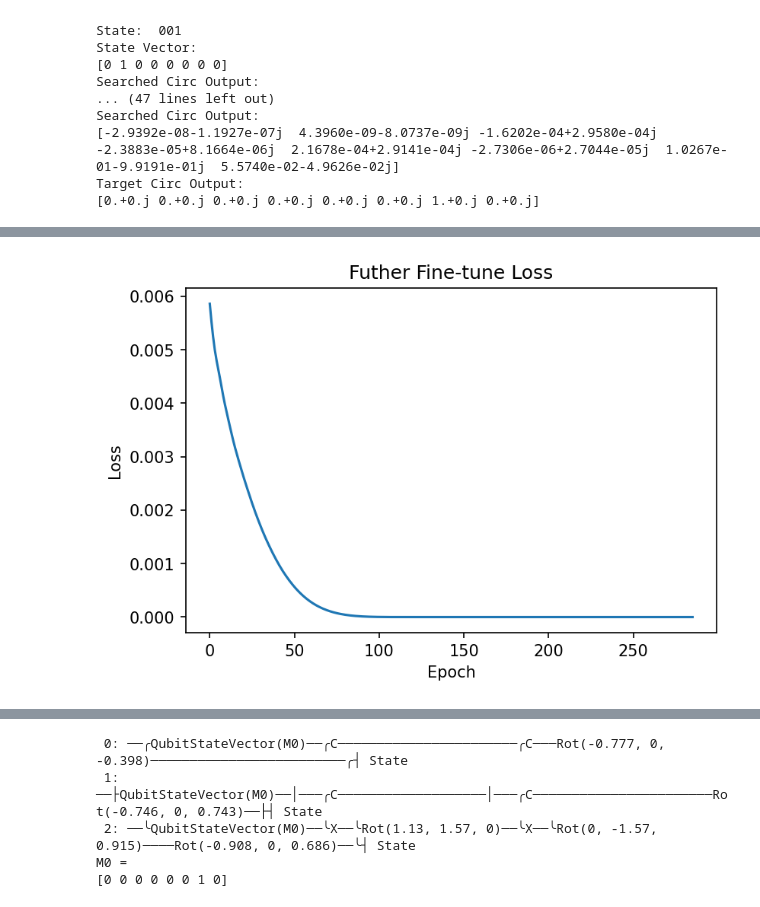
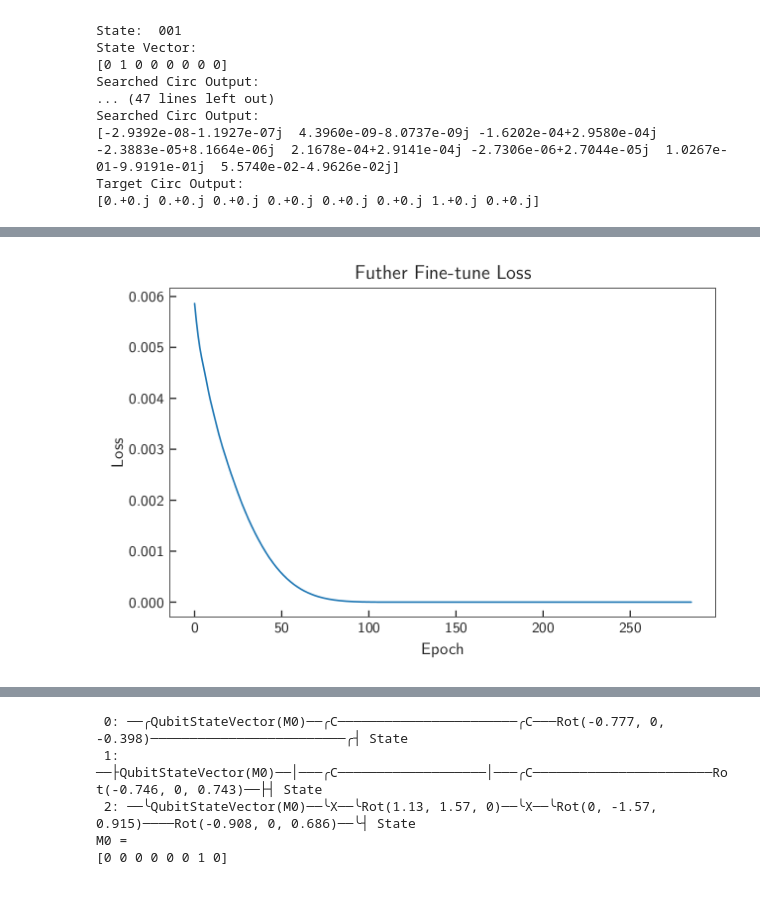
Before and after one commit to peiyong-addwater/QAS, a Jupyter notebook: result_analysis_toffoli.ipynb, the cells around one changed output, grey strips where cells are left out. Cells and saved outputs as stored; diff of their text form; code cells hidden in the pictures.

```diff
--- a/result_analysis_toffoli.ipynb
+++ b/result_analysis_toffoli.ipynb
@@ -147,15 +335,15 @@ Training Circuit at Epoch 285/400; Loss: 1.5543122344752192e-15
 Training Circuit at Epoch 286/400; Loss: 2.220446049250313e-16
 Early Stopping at Epoch: 286
 # %%
-plt.figure(dpi=150)
+fig = plot_setup()
 plt.plot(list(range(len(loss_list))), loss_list)
 plt.title("Futher Fine-tune Loss")
 plt.xlabel('Epoch')
 plt.ylabel('Loss')
 
 plt.show()
 # %% [output]
-[figure, old version]
+[figure, new version]
 # %%
 model2 = qml_models.ToffoliQMLNoiseless(final_params.shape[0], final_params.shape[1], final_params.shape[2], res_dict['k'], pool)
 print(model2.toList(final_params))
```
Also changed, not shown: parts of 6 cells of this notebook, 44 other files.
